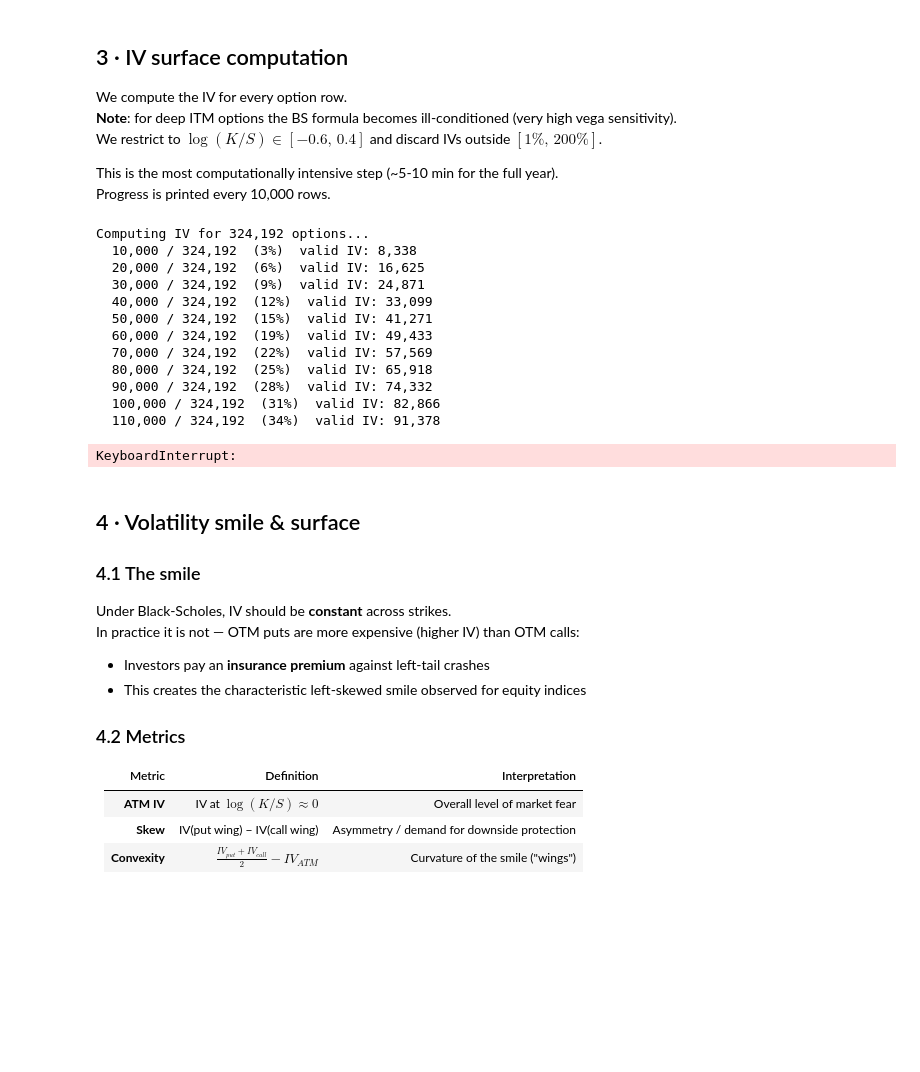
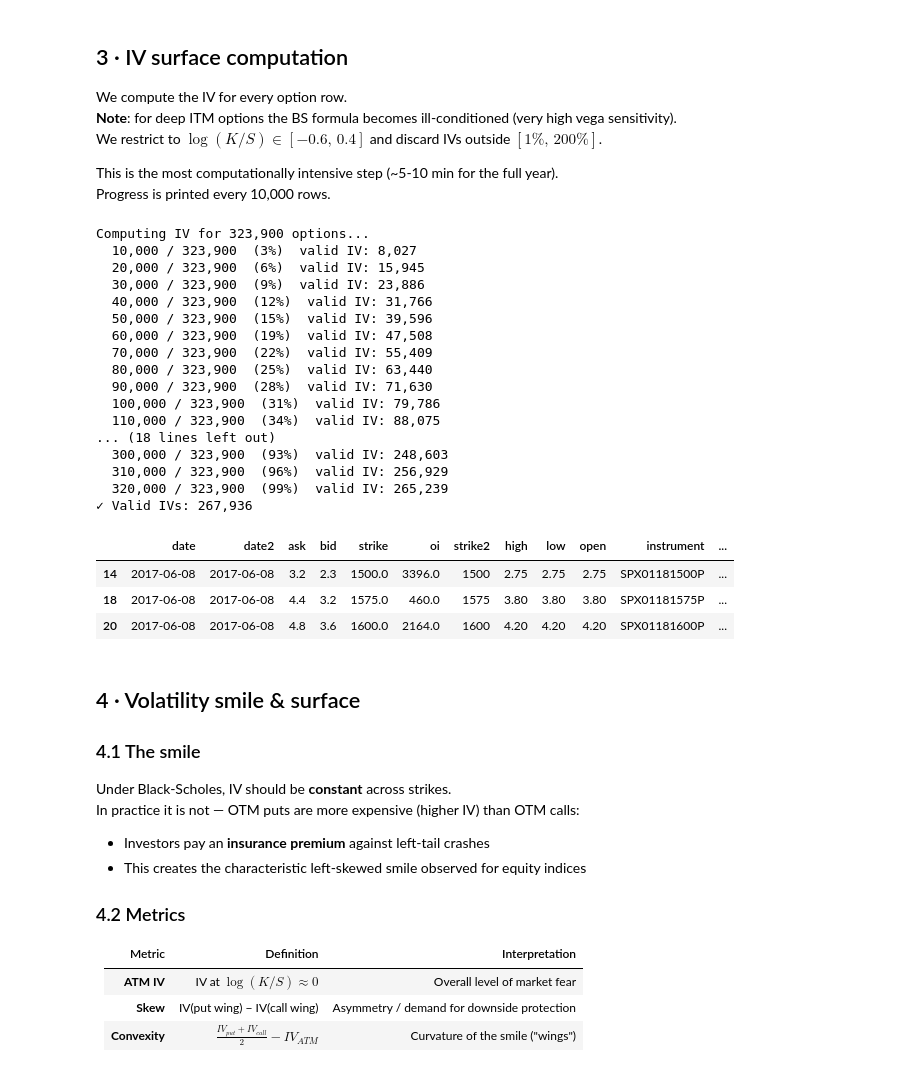
Before and after one commit to GabrielDelhay/Econometrics-project, a Jupyter notebook: SPX_Volatility_Project.ipynb, the cells around one changed output. Cells and saved outputs as stored; diff of their text form; code cells hidden in the pictures; blank space fills up the shorter version.

```diff
--- a/SPX_Volatility_Project.ipynb
+++ b/SPX_Volatility_Project.ipynb
@@ -203,43 +218,51 @@ Progress is printed every 10,000 rows.
 # %%
 def compute_iv_surface(df):
     """Vectorised IV computation with progress reporting."""
     # Pre-filter to a sensible moneyness range (speeds up & improves quality)
     df = df[(df['log_m'] > -0.6) & (df['log_m'] < 0.4)].copy()
     print(f"Computing IV for {len(df):,} options...")
 
     ivs = np.full(len(df), np.nan)
     for i, (_, row) in enumerate(df.iterrows()):
         ivs[i] = implied_vol(row['mid'], row['spot'], row['strike'],
-                             row['T'], row['r'], row['type'])
+                             row['T'], RISK_FREE, row['type'])
         if (i + 1) % 10_000 == 0:
             pct = (i + 1) / len(df) * 100
             valid = np.sum(~np.isnan(ivs[:i+1]))
             print(f"  {i+1:>6,} / {len(df):,}  ({pct:.0f}%)  valid IV: {valid:,}")
 
     df['iv'] = ivs
     df = df[(df['iv'] > 0.01) & (df['iv'] < 2.0)].copy()
     print(f"✓ Valid IVs: {len(df):,}")
     return df
 
 
 df = compute_iv_surface(df_raw)
 # Optional: cache to disk to avoid recomputing
 # df.to_parquet('iv_surface.parquet', index=False)
 df.head(3)
 # %% [output]
-Computing IV for 324,192 options...
-  10,000 / 324,192  (3%)  valid IV: 8,338
-  20,000 / 324,192  (6%)  valid IV: 16,625
-  30,000 / 324,192  (9%)  valid IV: 24,871
-  40,000 / 324,192  (12%)  valid IV: 33,099
-  50,000 / 324,192  (15%)  valid IV: 41,271
-  60,000 / 324,192  (19%)  valid IV: 49,433
-  70,000 / 324,192  (22%)  valid IV: 57,569
-  80,000 / 324,192  (25%)  valid IV: 65,918
-  90,000 / 324,192  (28%)  valid IV: 74,332
-  100,000 / 324,192  (31%)  valid IV: 82,866
-  110,000 / 324,192  (34%)  valid IV: 91,378
+Computing IV for 323,900 options...
+  10,000 / 323,900  (3%)  valid IV: 8,027
+  20,000 / 323,900  (6%)  valid IV: 15,945
+  30,000 / 323,900  (9%)  valid IV: 23,886
+  40,000 / 323,900  (12%)  valid IV: 31,766
+  50,000 / 323,900  (15%)  valid IV: 39,596
+  60,000 / 323,900  (19%)  valid IV: 47,508
+  70,000 / 323,900  (22%)  valid IV: 55,409
+  80,000 / 323,900  (25%)  valid IV: 63,440
+  90,000 / 323,900  (28%)  valid IV: 71,630
+  100,000 / 323,900  (31%)  valid IV: 79,786
+  110,000 / 323,900  (34%)  valid IV: 88,075
+... (18 lines left out)
+  300,000 / 323,900  (93%)  valid IV: 248,603
+  310,000 / 323,900  (96%)  valid IV: 256,929
+  320,000 / 323,900  (99%)  valid IV: 265,239
+✓ Valid IVs: 267,936
-KeyboardInterrupt:
+|  | date | date2 | ask | bid | strike | oi | strike2 | high | low | open | instrument | ... |
+| 14 | 2017-06-08 | 2017-06-08 | 3.2 | 2.3 | 1500.0 | 3396.0 | 1500 | 2.75 | 2.75 | 2.75 | SPX01181500P | ... |
+| 18 | 2017-06-08 | 2017-06-08 | 4.4 | 3.2 | 1575.0 | 460.0 | 1575 | 3.80 | 3.80 | 3.80 | SPX01181575P | ... |
+| 20 | 2017-06-08 | 2017-06-08 | 4.8 | 3.6 | 1600.0 | 2164.0 | 1600 | 4.20 | 4.20 | 4.20 | SPX01181600P | ... |
 # %% [markdown]
 ## 4 · Volatility smile & surface
 
```
Also changed, not shown: parts of 17 cells of this notebook.
